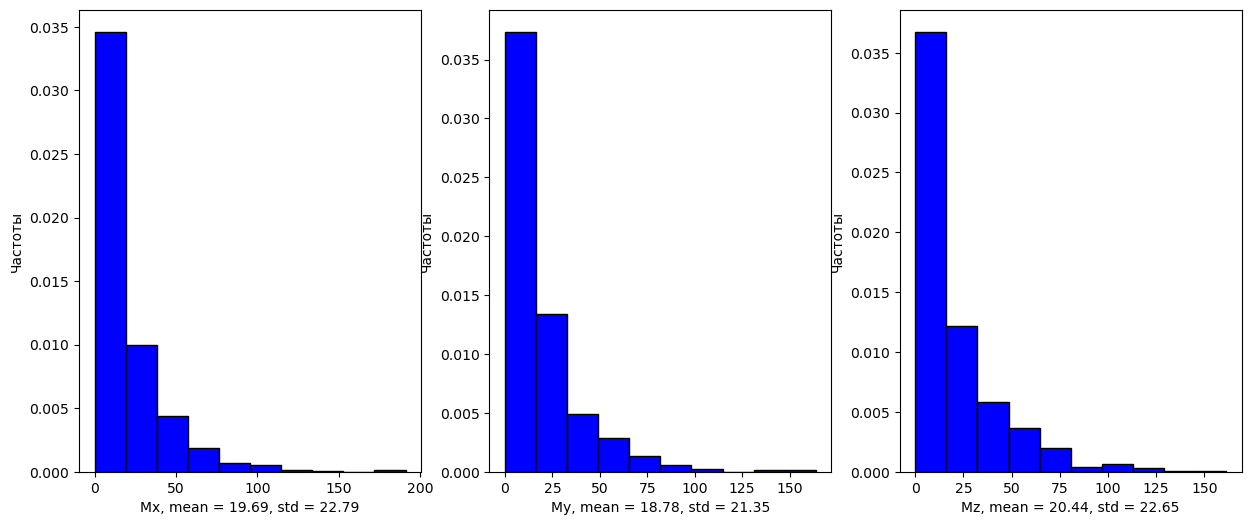
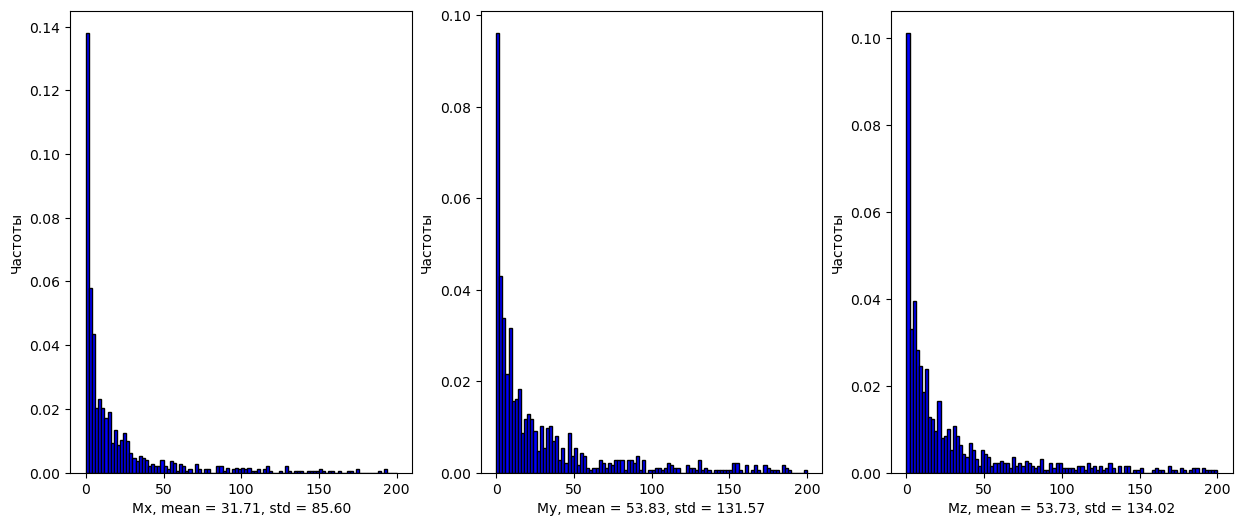
Unified diff of the notebook cell whose output changed from the first chart to the second:
--- before
+++ after
@@ -19,5 +19,5 @@
 deads = 0
 for j in range(n):
-    crit, rel, abse = testing(1, 1, modeling_params=[2000, 0.1, 500, 0], func_params=[20])
+    crit, rel, abse = testing(1, 1, modeling_params=[2000, 0.01, 500, 0], func_params=[20])
     if np.max(rel[0:3] + rel[9:]) > 100:
         deads += 1
@@ -41,6 +41,6 @@
 for i in range(3):
     plt.subplot(1, 3, i + 1)
-    bins = np.arange(0, 101, 1)
-    plt.hist(res[axis_name[i]], density=True, color='blue', edgecolor='black')
+    bins = np.arange(0, 201, 2)
+    plt.hist(res[axis_name[i]], density=True, color='blue', edgecolor='black', bins=bins)
     # plt.xlim(0, 100)
     plt.xlabel(f'{axis_name[i]}, mean = {np.mean(res[axis_name[i]]):.2f}, std = {np.std(res[axis_name[i]]):.2f}')
@@ -50,6 +50,6 @@
 for i in range(3):
     plt.subplot(1, 3, i + 1)
-    bins = np.arange(0, 101, 1)
-    plt.hist(res[axis_name[i+3]], density=True, color='blue', edgecolor='black')
+    bins = np.arange(0, 51, 1)
+    plt.hist(res[axis_name[i+3]], density=True, color='blue', edgecolor='black', bins=bins)
     # plt.xlim(0, 100)
     plt.xlabel(f'{axis_name[i+3]}, mean = {np.mean(res[axis_name[i+3]]):.5f}, std = {np.std(res[axis_name[i+3]]):.5f}')
@@ -59,6 +59,6 @@
 for i in range(6):
     plt.subplot(2, 3, i + 1)
-    bins = np.arange(0, 101, 1)
-    plt.hist(res[axis_name[i+6]], density=True, color='blue', edgecolor='black')
+    bins = np.arange(0, 0.5, 0.05)
+    plt.hist(res[axis_name[i+6]], density=True, color='blue', edgecolor='black', bins=bins)
     # plt.xlim(0, 100)
     plt.xlabel(f'{axis_name[i+6]}, mean = {np.mean(res[axis_name[i+6]]):.5f}, std = {np.std(res[axis_name[i+6]]):.5f}')

Commit: dodecaedr generation